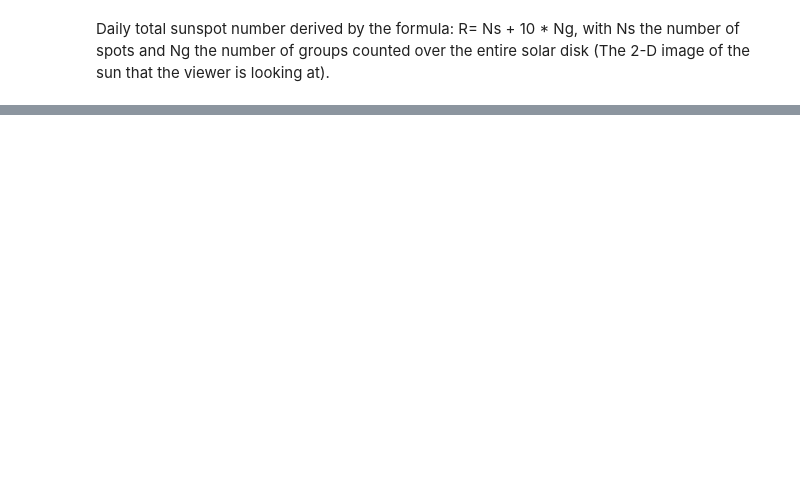
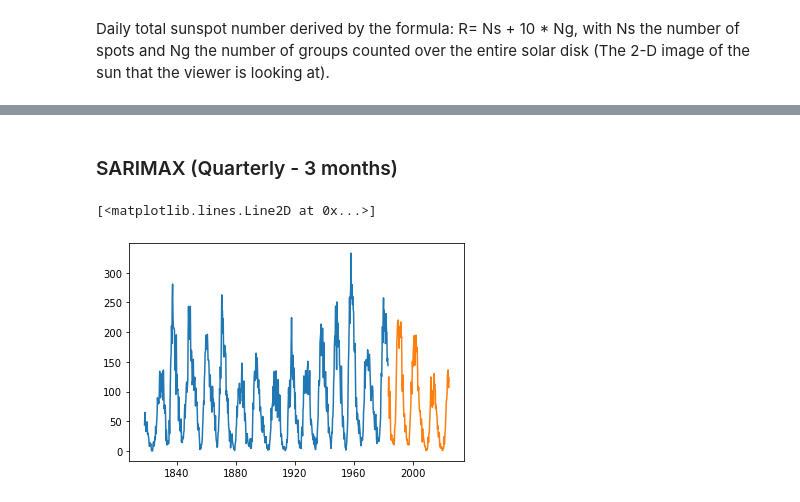
Before and after one commit to Jack-brewster/arctic-forecasting, a Jupyter notebook: analysis.ipynb, the cells around one changed output, grey strips where cells are left out. Cells and saved outputs as stored; diff of their text form; code cells hidden in the pictures; blank space fills up the shorter version.

```diff
--- a/analysis.ipynb
+++ b/analysis.ipynb
@@ -114 +124,12 @@ plt.show()
+# %% [markdown]
+### SARIMAX (Quarterly - 3 months)
+# %%
+ts_train = ts_qtr[:int(0.8*(len(ts_qtr)))]
+ts_test = ts_qtr[int(0.8*(len(ts_qtr))):]
+
+plt.plot(ts_train)
+plt.plot(ts_test)
+# %% [output]
+[<matplotlib.lines.Line2D at 0x...>]
+[figure, added]
 # %%
```
Also changed, not shown: parts of 15 cells of this notebook, 1 other file.
